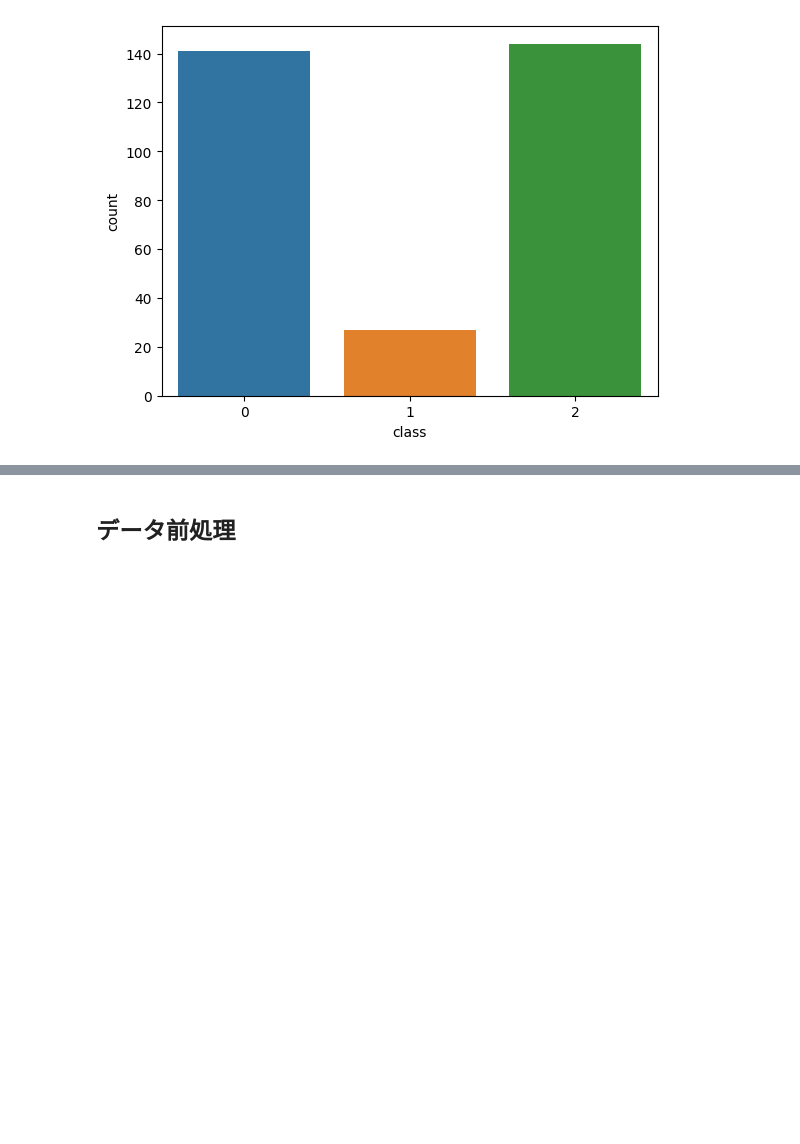
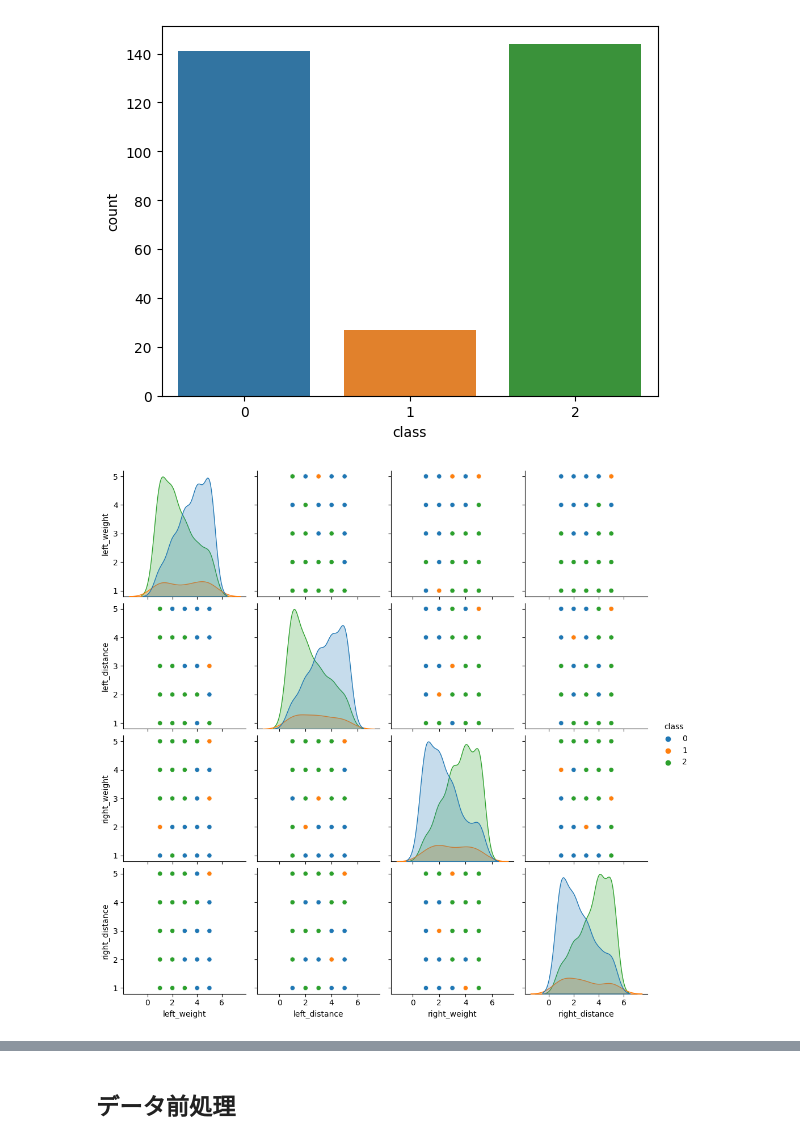
Before and after one commit to wanana12/signate, a Jupyter notebook: balance.ipynb, the cells around one changed output, grey strips where cells are left out. Cells and saved outputs as stored; diff of their text form; code cells hidden in the pictures; blank space fills up the shorter version.

```diff
--- a/balance.ipynb
+++ b/balance.ipynb
@@ -51,3 +51,8 @@ sns.countplot(x="class", data=train)
 plt.show()
 # %% [output]
 [figure]
+# %%
+sns.pairplot(train[["class", "left_weight", "left_distance", "right_weight", "right_distance"]], hue="class", palette="tab10")
+plt.show()
+# %% [output]
+[figure, added]
```
Also changed, not shown: parts of 9 cells of this notebook.
